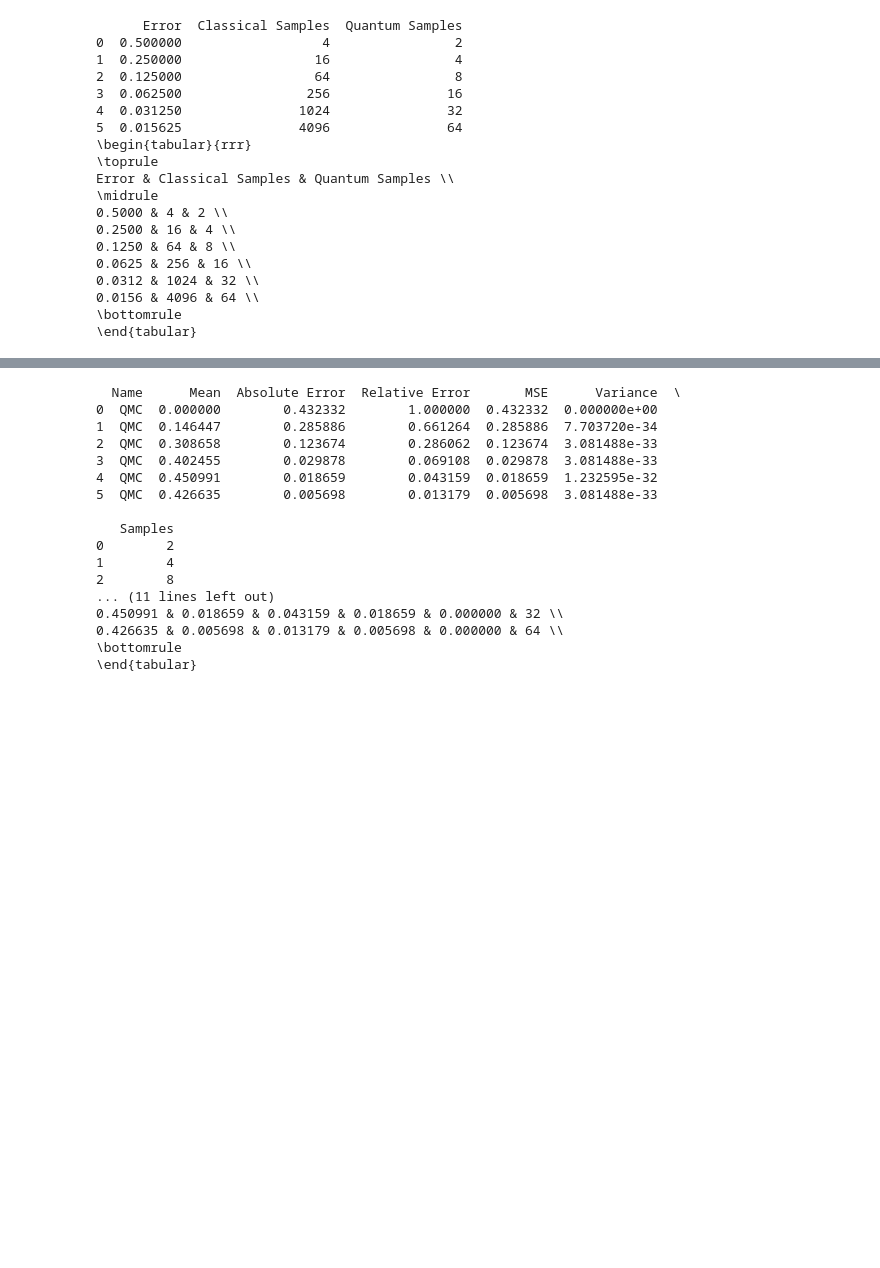
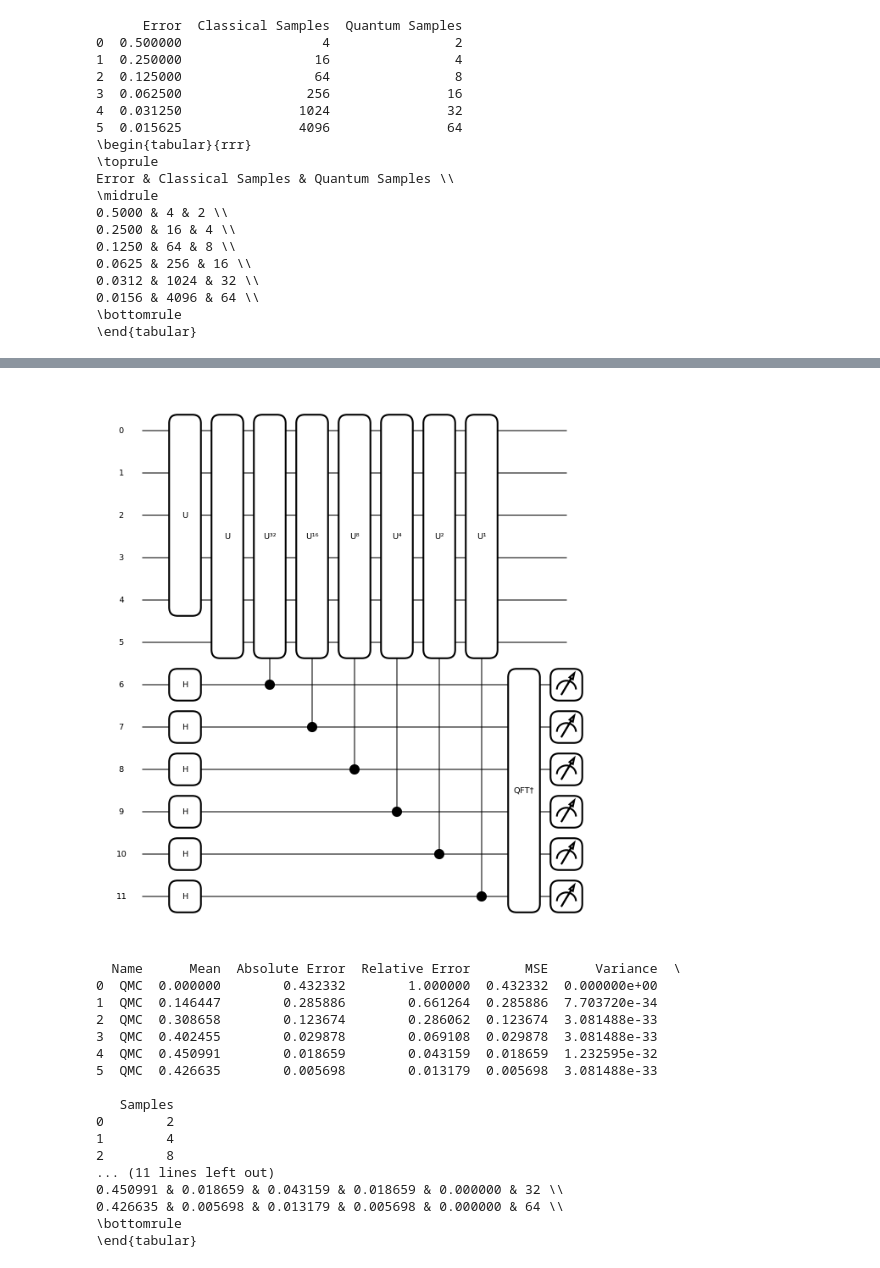
Before and after one commit to DanielVenter/MSci-Dissertation, a Jupyter notebook: Number of Simulations Experiment/NumberofSimulationsExperiment.ipynb, the cells around one changed output, grey strips where cells are left out. Saved outputs shown, nothing was run; the diff lists cells and outputs as text; code cells hidden in the pictures; blank space fills up the shorter version.

```diff
--- a/Number of Simulations Experiment/NumberofSimulationsExperiment.ipynb
+++ b/Number of Simulations Experiment/NumberofSimulationsExperiment.ipynb
@@ -186,6 +187,13 @@ for n in quantum_samples:
 
     mse_values_qc.append(format_data.get("MSE"))
     data.append(format_data)
+# %%
+fig, ax = qml.draw_mpl(circuit, level="device", style="black_white")()
+fig.savefig(
+    f"../circuits/pl_qmc.png", dpi=330, bbox_inches="tight"
+)
+# %% [output]
+[figure, added]
 # %%
 df = pd.DataFrame(data)
 print(df)
```
Also changed, not shown: parts of 4 cells of this notebook, 32 other files.
